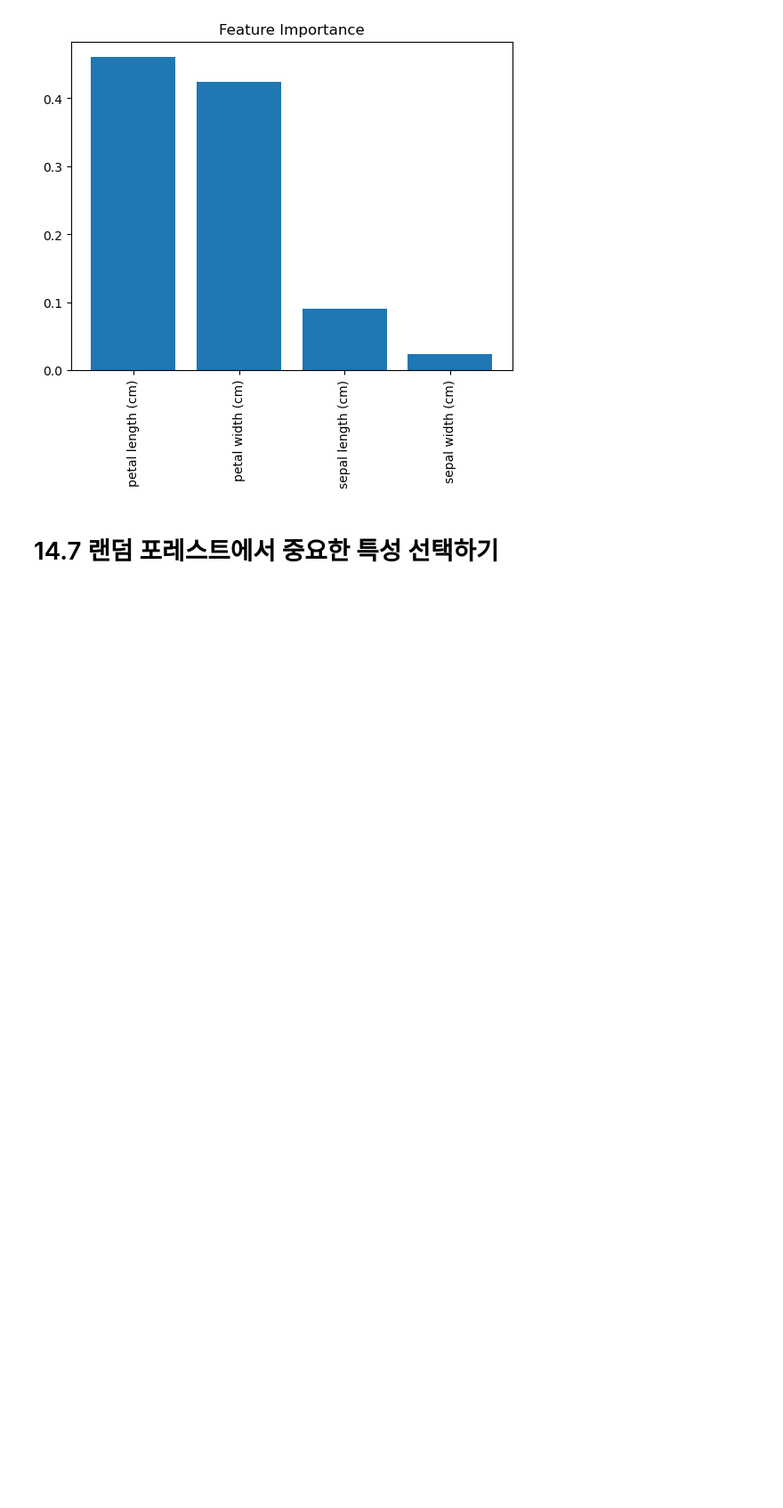
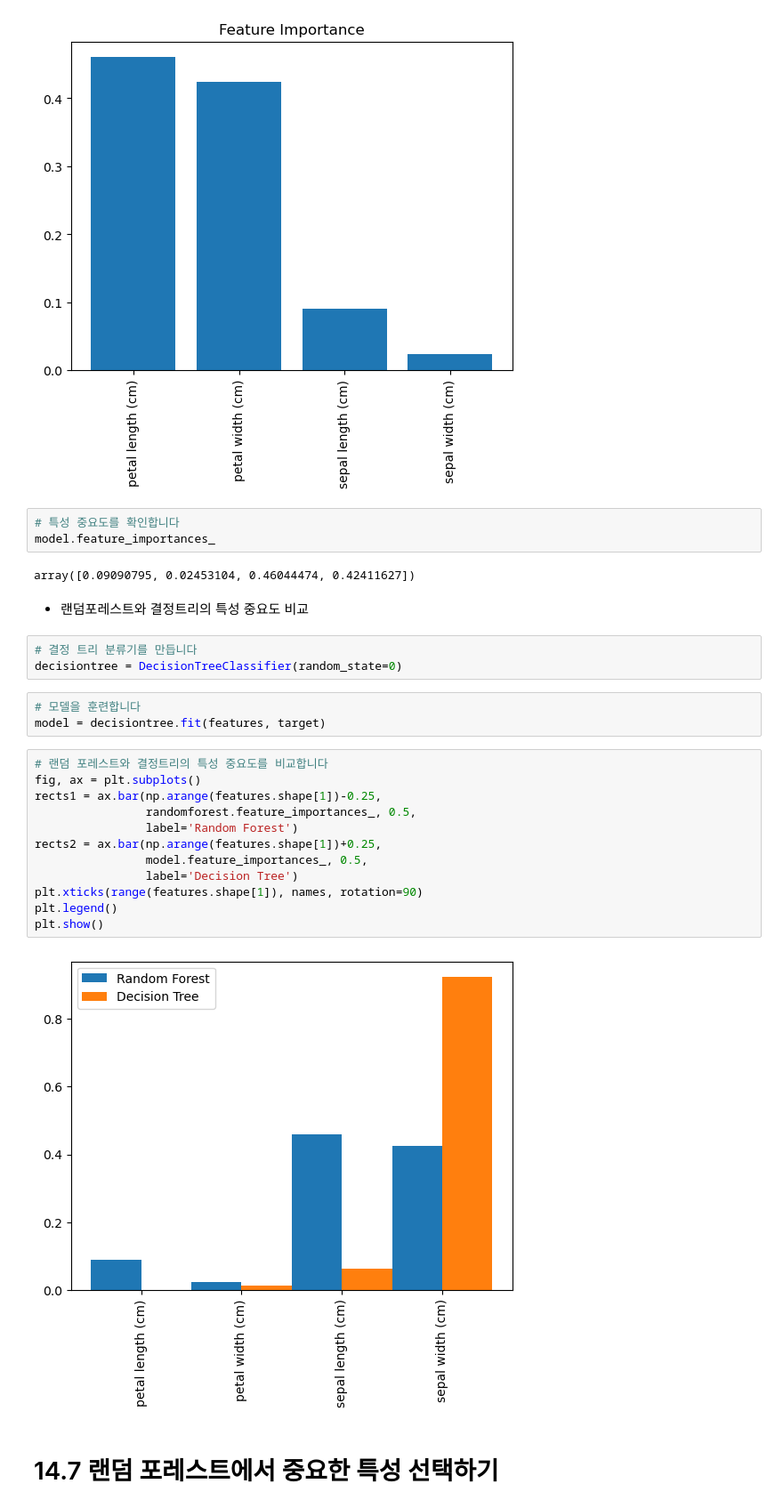
Before and after one commit to peenball/Books, a Jupyter notebook: Machine_Learning_with_Python_Cookbook/14. Trees and Forests.ipynb, the cells around one changed output. Shown at 89% size. Cells and saved outputs as stored; diff of their text form; blank space fills up the shorter version.

```diff
--- a/Machine_Learning_with_Python_Cookbook/14. Trees and Forests.ipynb
+++ b/Machine_Learning_with_Python_Cookbook/14. Trees and Forests.ipynb
@@ -237,5 +237,32 @@ plt.xticks(range(features.shape[1]), names, rotation=90)
 plt.show()
 # %% [output]
 [figure]
+# %%
+# 특성 중요도를 확인합니다
+model.feature_importances_
+# %% [output]
+array([0.09090795, 0.02453104, 0.46044474, 0.42411627])
+# %% [markdown]
+- 랜덤포레스트와 결정트리의 특성 중요도 비교
+# %%
+# 결정 트리 분류기를 만듭니다
+decisiontree = DecisionTreeClassifier(random_state=0)
+# %%
+# 모델을 훈련합니다
+model = decisiontree.fit(features, target)
+# %%
+# 랜덤 포레스트와 결정트리의 특성 중요도를 비교합니다
+fig, ax = plt.subplots()
+rects1 = ax.bar(np.arange(features.shape[1])-0.25,
+                randomforest.feature_importances_, 0.5,
+                label='Random Forest')
+rects2 = ax.bar(np.arange(features.shape[1])+0.25,
+                model.feature_importances_, 0.5,
+                label='Decision Tree')
+plt.xticks(range(features.shape[1]), names, rotation=90)
+plt.legend()
+plt.show()
+# %% [output]
+[figure, added]
 # %% [markdown]
 # 14.7 랜덤 포레스트에서 중요한 특성 선택하기
```
Also changed, not shown: parts of 41 cells of this notebook, 1 other file.
